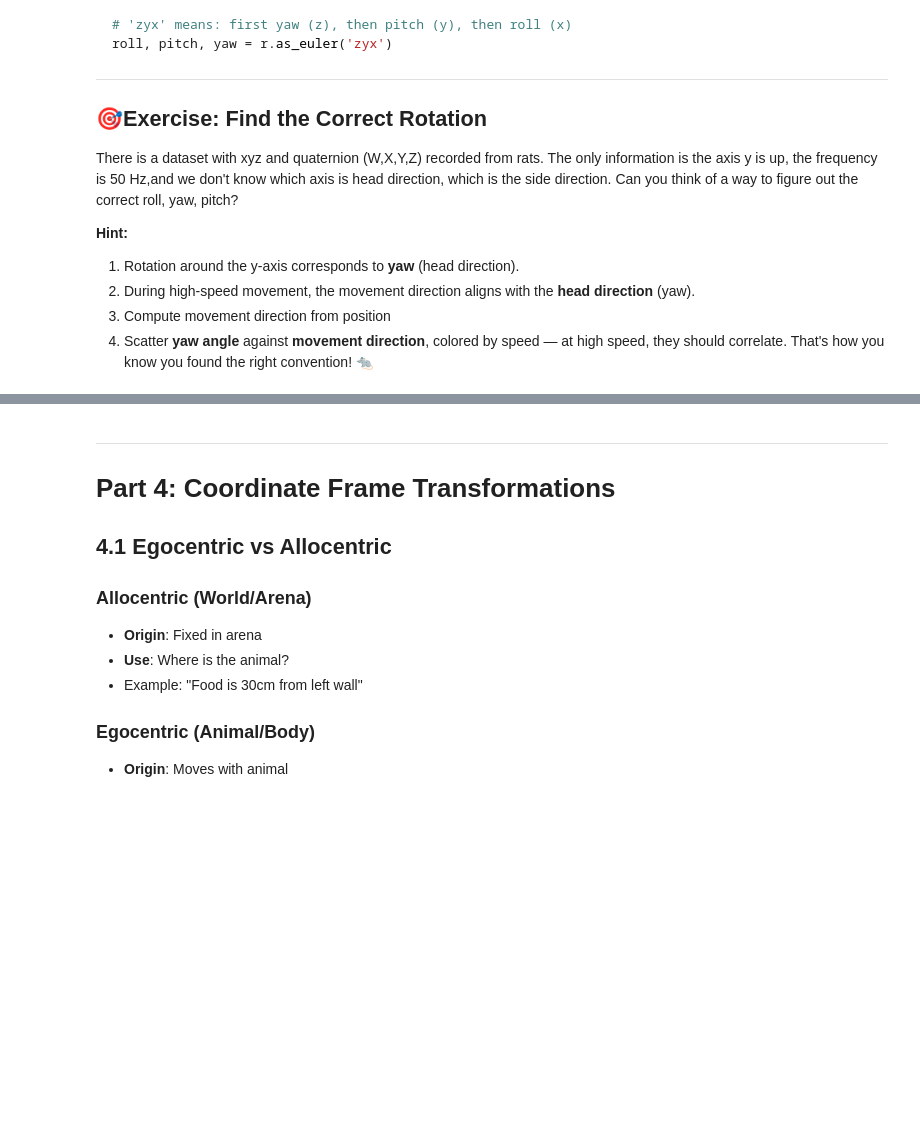
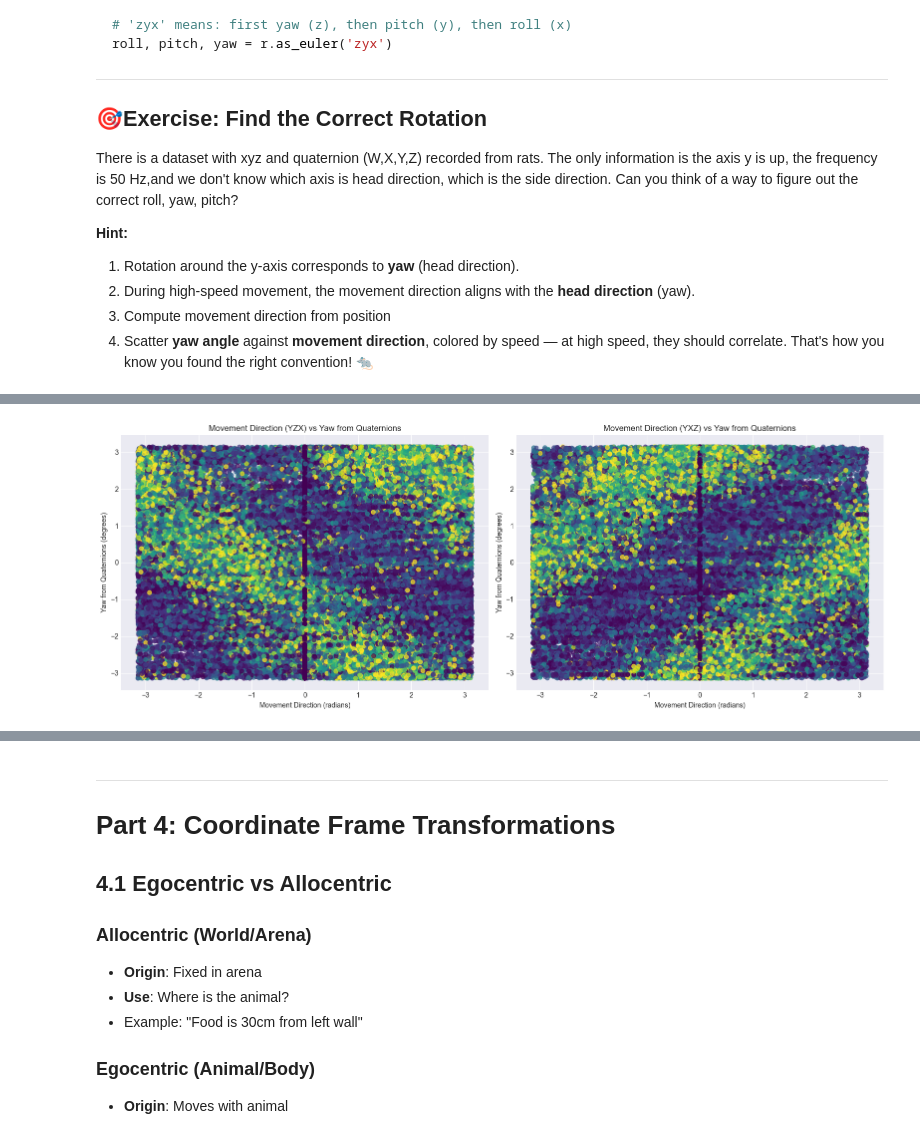
Before and after one commit to miaowangcissy/animal_behavior_analysis_in_python, a Jupyter notebook: day1_foundations/Day1_2_Rotation_Animal_Tracking.ipynb, the cells around one changed output, grey strips where cells are left out. Cells and saved outputs as stored; diff of their text form; code cells hidden in the pictures; blank space fills up the shorter version.

```diff
--- a/day1_foundations/Day1_2_Rotation_Animal_Tracking.ipynb
+++ b/day1_foundations/Day1_2_Rotation_Animal_Tracking.ipynb
@@ -545,0 +613,21 @@ test_data.head()
+# %%
+## calcualte the movement direction (angle in the x-z plane)
+
+movement_direction_zx = np.arctan2(dz, dx) # x is forward, z coresponding to pitch, YZX
+movement_direction_xz = np.arctan2(dx, dz) # z is forward, x coresponding to pitch, YXZ
+speed_filtered = np.copy(speed)
+speed_filtered[speed > 1] = np.nan  # filter out low speeds
+speed_filtered[speed >0.5] = 0.5 # filter out low speeds
+fig, axs = plt.subplots(1, 2, figsize=(16, 6))
+axs[0].scatter(movement_direction_zx, yaw_from_quat_yzx[1:], c=speed_filtered, cmap='viridis', alpha=0.7)
+axs[0].set_title('Movement Direction (YZX) vs Yaw from Quaternions')
+axs[0].set_xlabel('Movement Direction (radians)')
+axs[0].set_ylabel('Yaw from Quaternions (degrees)')
+axs[1].scatter(movement_direction_xz, yaw_from_quat_yxz[1:], c=speed_filtered, cmap='viridis', alpha=0.7)
+axs[1].set_title('Movement Direction (YXZ) vs Yaw from Quaternions')
+axs[1].set_xlabel('Movement Direction (radians)')
+axs[1].set_ylabel('Yaw from Quaternions (degrees)')
+plt.tight_layout()
+plt.show()
+# %% [output]
+[figure, added]
```
Also changed, not shown: parts of 10 cells of this notebook, 2 other files.
